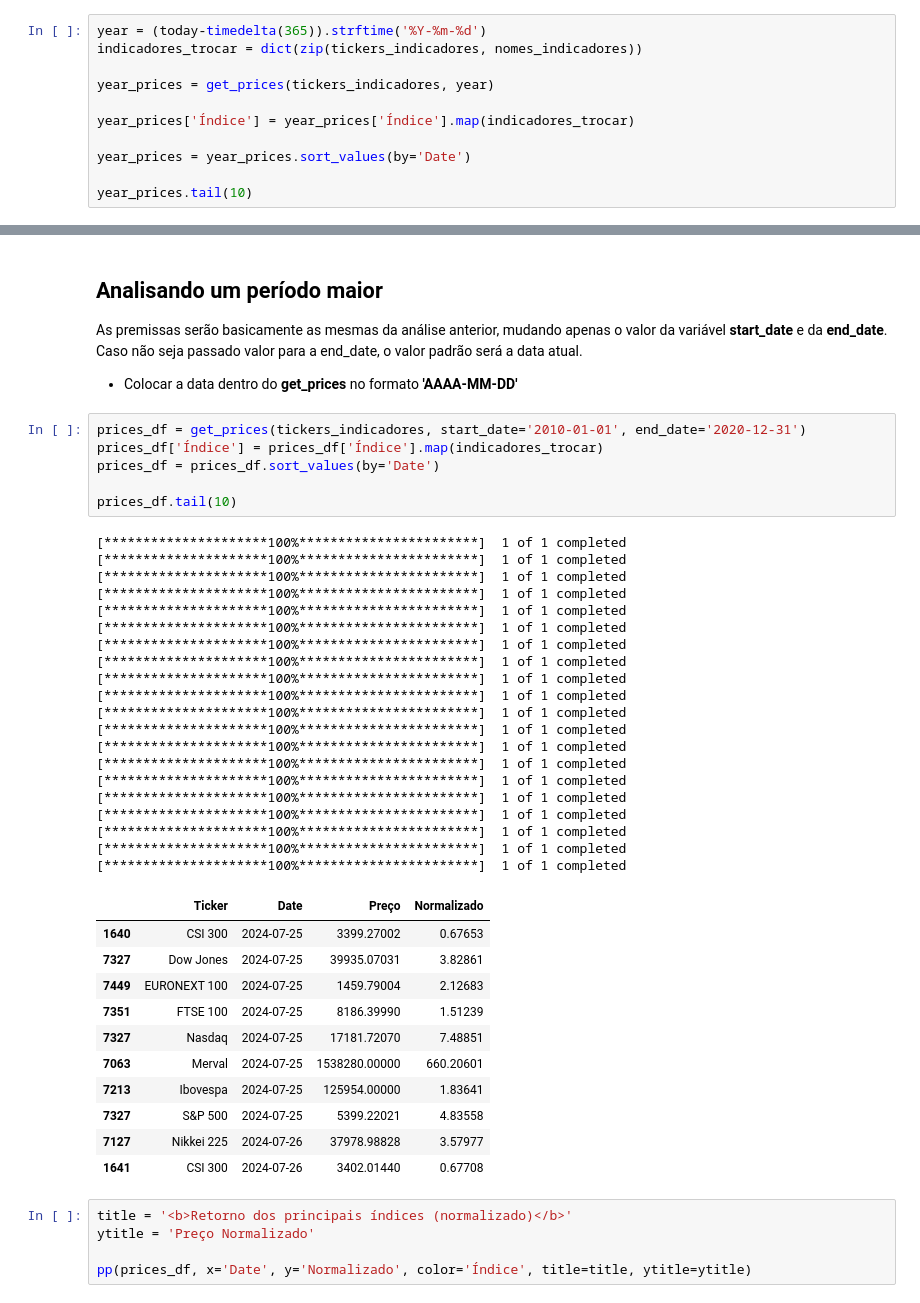
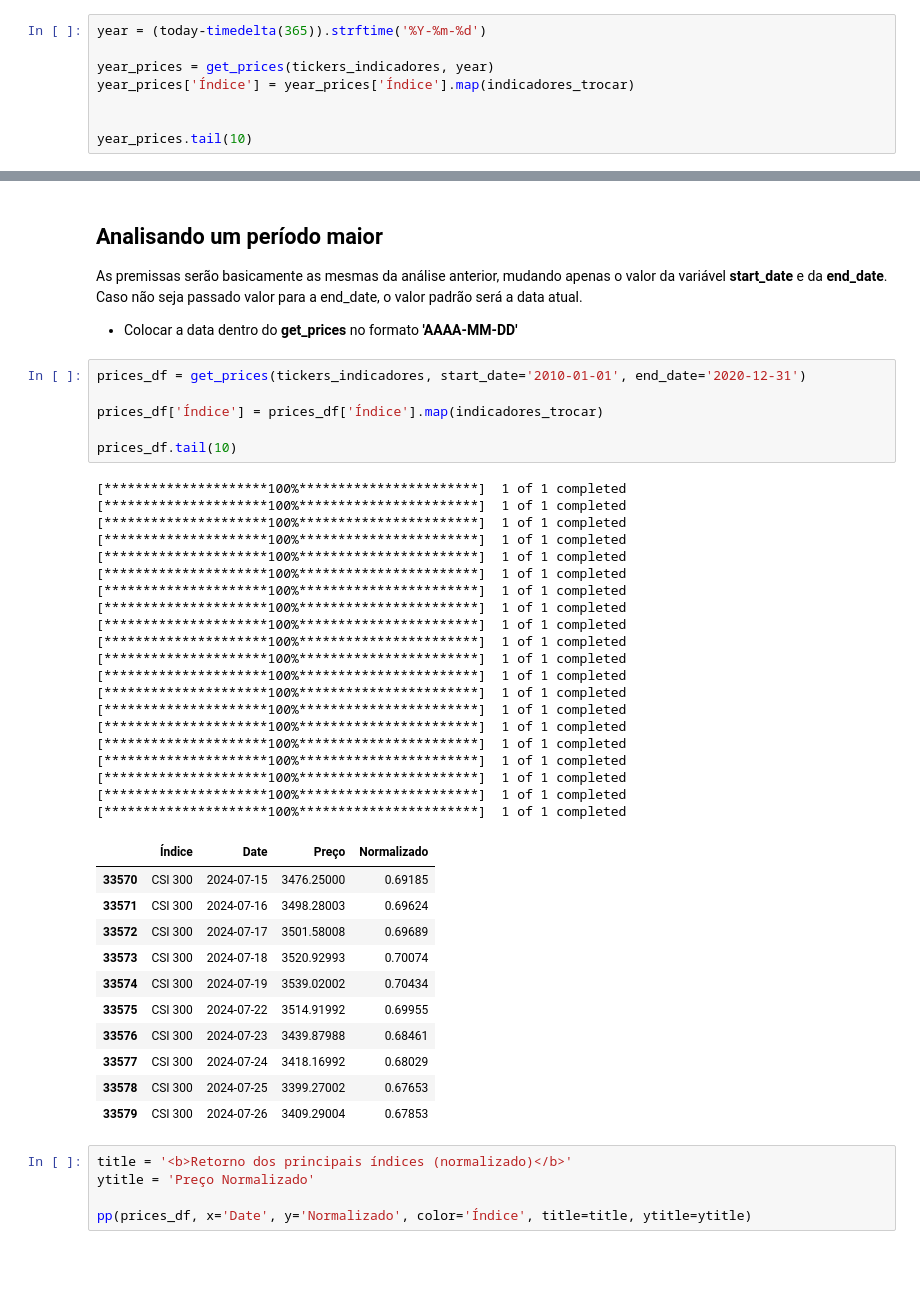
Before and after one commit to joaoxfernando/indices_returns, a Jupyter notebook: indicadores.ipynb, the cells around one changed output, grey strips where cells are left out. Saved outputs shown, nothing was run; the diff lists cells and outputs as text; blank space fills up the shorter version.

```diff
--- a/indicadores.ipynb
+++ b/indicadores.ipynb
@@ -147,13 +134,10 @@ week_prices.tail(10)
 As premissas serão basicamente as mesmas da análise anterior, mudando apenas o valor da variável **start_date** dentro da função yf.download() para uma data de um ano atrás.
 # %%
 year = (today-timedelta(365)).strftime('%Y-%m-%d')
-indicadores_trocar = dict(zip(tickers_indicadores, nomes_indicadores))
 
 year_prices = get_prices(tickers_indicadores, year)
-
 year_prices['Índice'] = year_prices['Índice'].map(indicadores_trocar)
 
-year_prices = year_prices.sort_values(by='Date')
 
 year_prices.tail(10)
 # %% [output]
@@ -252,42 +236,42 @@ As premissas serão basicamente as mesmas da análise anterior, mudando apenas o
 - Colocar a data dentro do **get_prices** no formato **'AAAA-MM-DD'**
 # %%
 prices_df = get_prices(tickers_indicadores, start_date='2010-01-01', end_date='2020-12-31')
+
 prices_df['Índice'] = prices_df['Índice'].map(indicadores_trocar)
-prices_df = prices_df.sort_values(by='Date')
 
 prices_df.tail(10)
 # %% [output]
 [*********************100%***********************]  1 of 1 completed
 [*********************100%***********************]  1 of 1 completed
 [*********************100%***********************]  1 of 1 completed
 [*********************100%***********************]  1 of 1 completed
 [*********************100%***********************]  1 of 1 completed
 [*********************100%***********************]  1 of 1 completed
 [*********************100%***********************]  1 of 1 completed
 [*********************100%***********************]  1 of 1 completed
 [*********************100%***********************]  1 of 1 completed
 [*********************100%***********************]  1 of 1 completed
 [*********************100%***********************]  1 of 1 completed
 [*********************100%***********************]  1 of 1 completed
 [*********************100%***********************]  1 of 1 completed
 [*********************100%***********************]  1 of 1 completed
 [*********************100%***********************]  1 of 1 completed
 [*********************100%***********************]  1 of 1 completed
 [*********************100%***********************]  1 of 1 completed
 [*********************100%***********************]  1 of 1 completed
 [*********************100%***********************]  1 of 1 completed
 [*********************100%***********************]  1 of 1 completed
-|  | Ticker | Date | Preço | Normalizado |
-| 1640 | CSI 300 | 2024-07-25 | 3399.27002 | 0.67653 |
-| 7327 | Dow Jones | 2024-07-25 | 39935.07031 | 3.82861 |
-| 7449 | EURONEXT 100 | 2024-07-25 | 1459.79004 | 2.12683 |
-| 7351 | FTSE 100 | 2024-07-25 | 8186.39990 | 1.51239 |
-| 7327 | Nasdaq | 2024-07-25 | 17181.72070 | 7.48851 |
-| 7063 | Merval | 2024-07-25 | 1538280.00000 | 660.20601 |
-| 7213 | Ibovespa | 2024-07-25 | 125954.00000 | 1.83641 |
-| 7327 | S&P 500 | 2024-07-25 | 5399.22021 | 4.83558 |
-| 7127 | Nikkei 225 | 2024-07-26 | 37978.98828 | 3.57977 |
-| 1641 | CSI 300 | 2024-07-26 | 3402.01440 | 0.67708 |
+|  | Índice | Date | Preço | Normalizado |
+| 33570 | CSI 300 | 2024-07-15 | 3476.25000 | 0.69185 |
+| 33571 | CSI 300 | 2024-07-16 | 3498.28003 | 0.69624 |
+| 33572 | CSI 300 | 2024-07-17 | 3501.58008 | 0.69689 |
+| 33573 | CSI 300 | 2024-07-18 | 3520.92993 | 0.70074 |
+| 33574 | CSI 300 | 2024-07-19 | 3539.02002 | 0.70434 |
+| 33575 | CSI 300 | 2024-07-22 | 3514.91992 | 0.69955 |
+| 33576 | CSI 300 | 2024-07-23 | 3439.87988 | 0.68461 |
+| 33577 | CSI 300 | 2024-07-24 | 3418.16992 | 0.68029 |
+| 33578 | CSI 300 | 2024-07-25 | 3399.27002 | 0.67653 |
+| 33579 | CSI 300 | 2024-07-26 | 3409.29004 | 0.67853 |
 # %%
 title = '<b>Retorno dos principais índices (normalizado)</b>'
 ytitle = 'Preço Normalizado'
```
Also changed, not shown: parts of 4 cells of this notebook.
